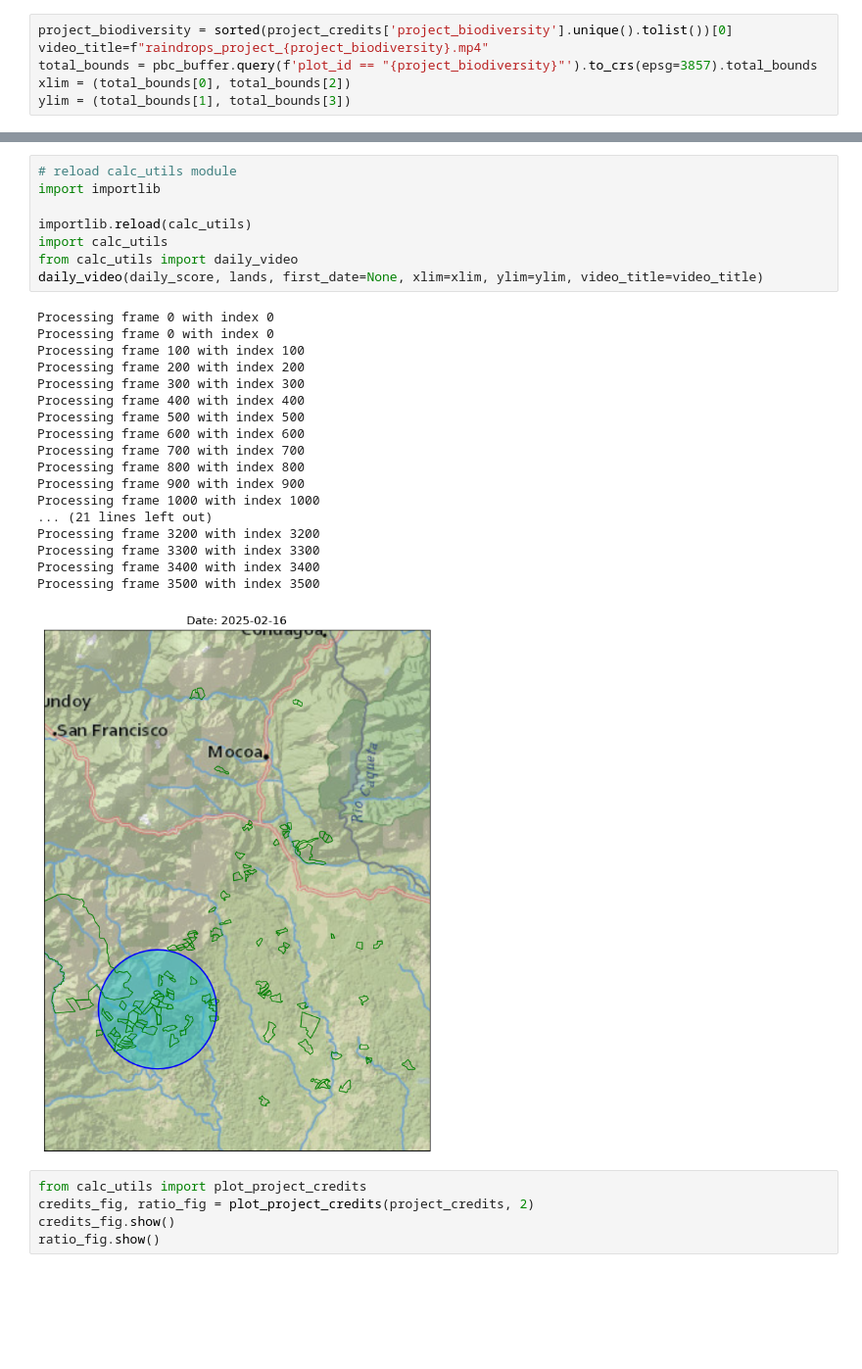
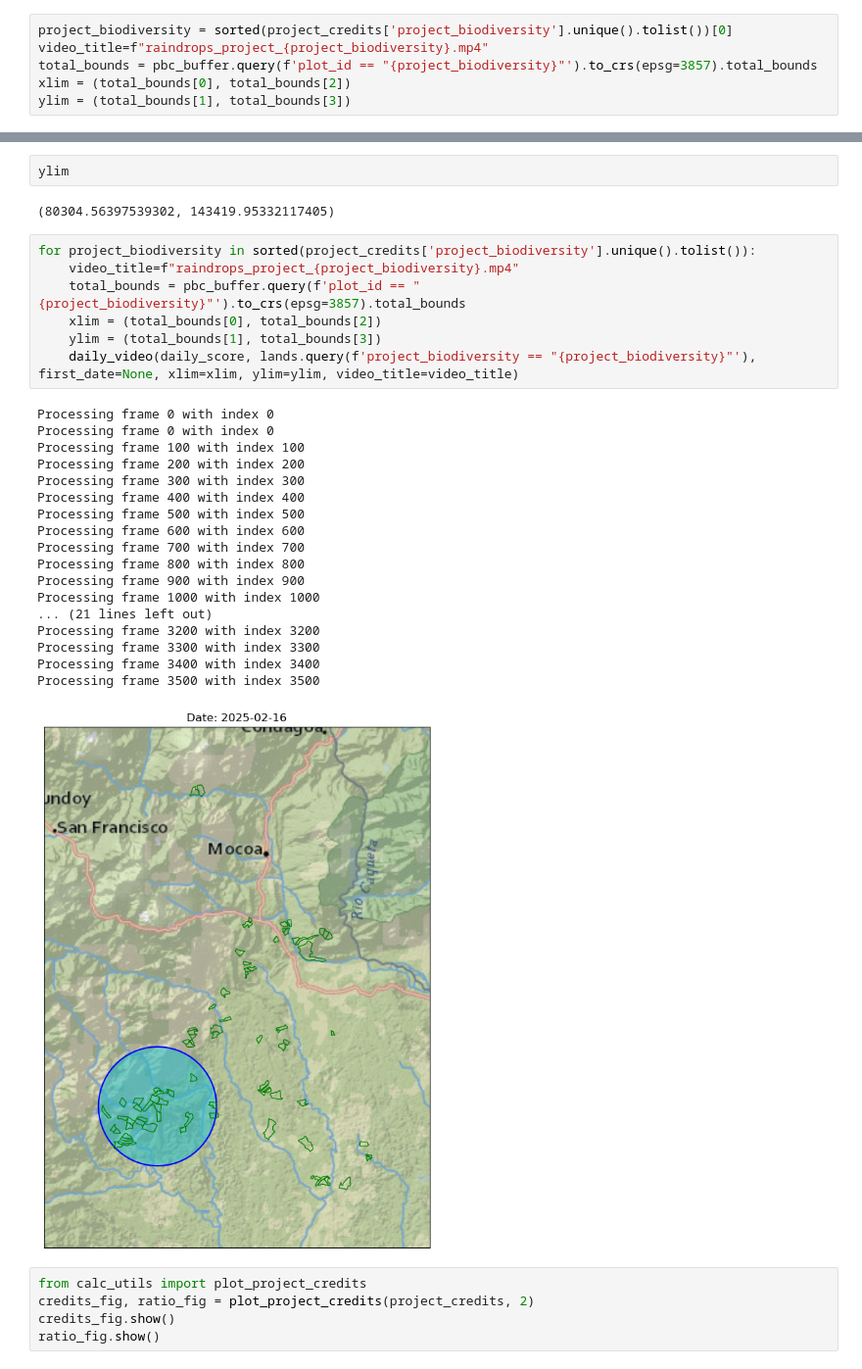
Before and after one commit to savimbo/biocredits-calc, a Jupyter notebook: test_download_metadata.ipynb, the cells around one changed output, grey strips where cells are left out. Shown at 98% size. Saved outputs shown, nothing was run; the diff lists cells and outputs as text; blank space fills up the shorter version.

```diff
--- a/test_download_metadata.ipynb
+++ b/test_download_metadata.ipynb
@@ -207,30 +202,33 @@ lands.query(f'project_biodiversity == "{project_biodiversity}"').plot()
-# %%
-# reload calc_utils module
-import importlib
-
-importlib.reload(calc_utils)
-import calc_utils
-from calc_utils import daily_video
-daily_video(daily_score, lands, first_date=None, xlim=xlim, ylim=ylim, video_title=video_title)
-# %% [output]
-Processing frame 0 with index 0
-Processing frame 0 with index 0
-Processing frame 100 with index 100
-Processing frame 200 with index 200
-Processing frame 300 with index 300
-Processing frame 400 with index 400
-Processing frame 500 with index 500
-Processing frame 600 with index 600
-Processing frame 700 with index 700
-Processing frame 800 with index 800
-Processing frame 900 with index 900
-Processing frame 1000 with index 1000
-... (21 lines left out)
-Processing frame 3200 with index 3200
-Processing frame 3300 with index 3300
-Processing frame 3400 with index 3400
-Processing frame 3500 with index 3500
-[figure, removed]
+# %%
+ylim
+# %% [output]
+(80304.56397539302, 143419.95332117405)
+# %%
+for project_biodiversity in sorted(project_credits['project_biodiversity'].unique().tolist()):
+    video_title=f"raindrops_project_{project_biodiversity}.mp4"
+    total_bounds = pbc_buffer.query(f'plot_id == "{project_biodiversity}"').to_crs(epsg=3857).total_bounds
+    xlim = (total_bounds[0], total_bounds[2])
+    ylim = (total_bounds[1], total_bounds[3])
+    daily_video(daily_score, lands.query(f'project_biodiversity == "{project_biodiversity}"'), first_date=None, xlim=xlim, ylim=ylim, video_title=video_title)
+# %% [output]
+Processing frame 0 with index 0
+Processing frame 0 with index 0
+Processing frame 100 with index 100
+Processing frame 200 with index 200
+Processing frame 300 with index 300
+Processing frame 400 with index 400
+Processing frame 500 with index 500
+Processing frame 600 with index 600
+Processing frame 700 with index 700
+Processing frame 800 with index 800
+Processing frame 900 with index 900
+Processing frame 1000 with index 1000
+... (21 lines left out)
+Processing frame 3200 with index 3200
+Processing frame 3300 with index 3300
+Processing frame 3400 with index 3400
+Processing frame 3500 with index 3500
+[figure, added]
 # %%
 from calc_utils import plot_project_credits
 credits_fig, ratio_fig = plot_project_credits(project_credits, 2)
```
Also changed, not shown: parts of 1 cell of this notebook, 2 other files.
